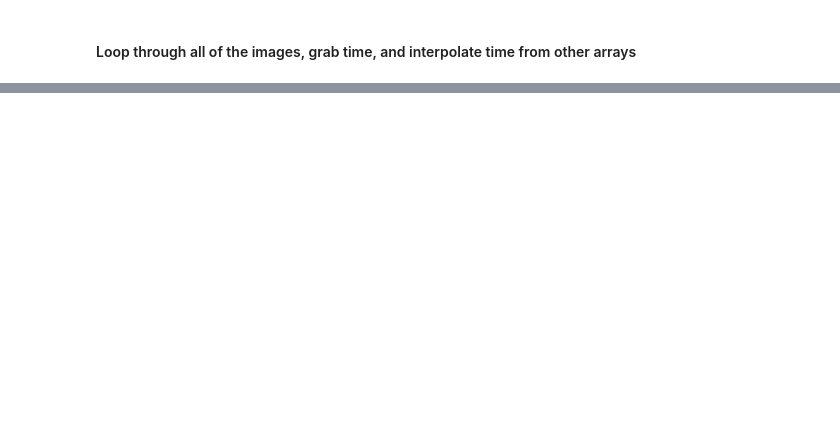
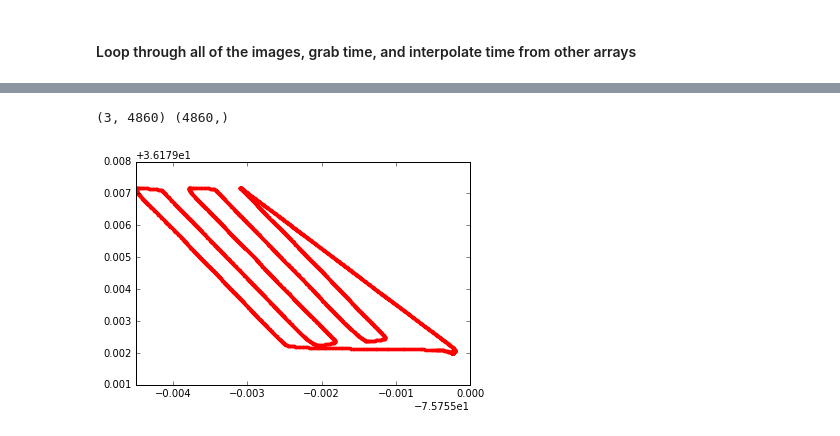
Before and after one commit to csherwood-usgs/UASTools, a Jupyter notebook: List_image_times.ipynb, the cells around one changed output, grey strips where cells are left out. Drawn from its saved outputs; the diff is of its cells as text; code cells hidden in the pictures; blank space fills up the shorter version.

Commit message:
working verion of interpolation

```diff
--- a/List_image_times.ipynb
+++ b/List_image_times.ipynb
@@ -187,0 +198,35 @@ for f in flist:
+# %%
+# array for storing lat, lon, and elevation for each image
+img_data = np.ones((3,len(img_name)))*np.NaN
+# combine .gpx data into one array
+# TODO: the heading, pitch, and roll data could be included as well
+data = np.zeros((3,(len(dn))))
+data[0,:]=lat
+data[1,:]=lon
+data[2,:]=ele
+print(np.shape(data),np.shape(dn))
+# %% [output]
+(3, 4860) (4860,)
+# %%
+# set up interpolation
+set_interp = interp1d(dn, data, kind='linear')
+# loop through the images and interpolate .gpx data
+for i in range(len(img_name)):
+    if( img_dn[i]>=dn[0] and img_dn[i]<=dn[-1] ):
+        # image time is within bounds of .gpx data
+        img_data[:,i] = set_interp(img_dn[i])
+    else:
+        # image time is not within .gpx data
+        print('No GPS data for {} {}'.format(img_name[i],img_dt[i]))
+
+
+# make a bare-bones trackline and overlay image locations
+plt.plot(lon[:],lat[:],'-')
+plt.plot(data[1,:],data[0,:],'.r')
+plt.show()
+# print out file name, time, and data
+# TODO - write a .csv file with columns in the in the correct order for Photoscan
+for i in range(10):
+    print("{}, {}, {}, {}".format(img_name[i],img_dt[i],img_data[0,i],img_data[1,i],img_data[2,i]))
+# %% [output]
+[figure, added]
```
Also changed, not shown: parts of 7 cells of this notebook, 1 other file.
